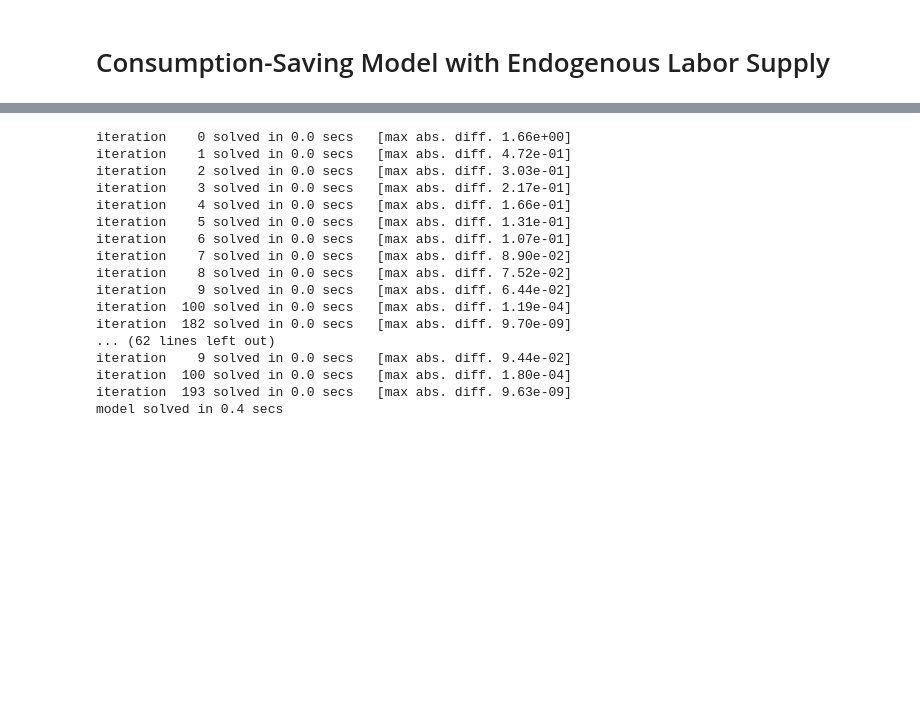
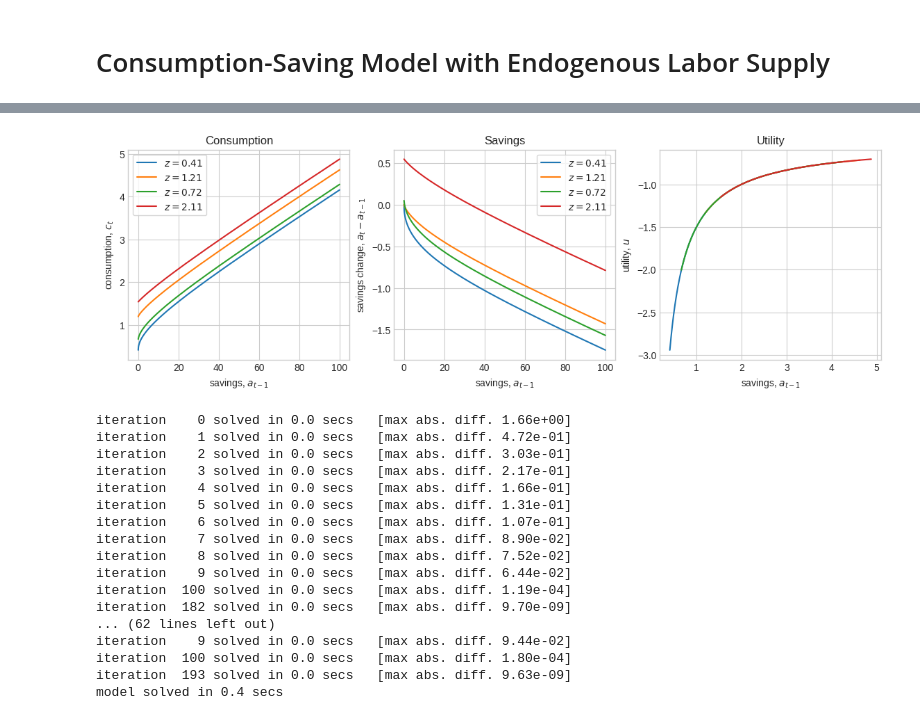
Before and after one commit to Bernseng/Dynamic-Programming-Project, a Jupyter notebook: consavlabor/ConSavModel.ipynb, the cells around one changed output, grey strips where cells are left out. Drawn from its saved outputs; the diff is of its cells as text; code cells hidden in the pictures; blank space fills up the shorter version.

```diff
--- a/consavlabor/ConSavModel.ipynb
+++ b/consavlabor/ConSavModel.ipynb
@@ -149,0 +163,8 @@ plt.show()
+# %%
+model2 = ConSavModelClass(name='exogenous_labor_supply')
+
+par2 = model2.par
+sol2 = model2.sol
+sim2 = model2.sim
+
+model2.solve(do_print=True,algo='dc_egm')
@@ -150,3 +186,46 @@ plt.show()
+# %%
+fig = plt.figure(figsize=(14,4),dpi=100)
+
+I = par2.a_grid < 500
+
+# a. consumption
+ax = fig.add_subplot(1,3,1)
+ax.set_title(f'Consumption')
+
+for i_z, z in enumerate(par2.z_grid):
+    if i_z % 3 == 0 or i_z == par2.Nz-1:
+        ax.plot(par2.a_grid[I], sol2.c[i_z, :][I], label=f'$z={z:.2f}$')
+
+ax.set_xlabel('savings, $a_{t-1}$')
+ax.set_ylabel('consumption, $c_t$')
+ax.legend(frameon=True)
+
+# Savings
+ax = fig.add_subplot(1,3,2)
+ax.set_title(f'Savings')
+
+for i_z, z in enumerate(par2.z_grid):
+    if i_z % 3 == 0 or i_z == par2.Nz-1:
+        ax.plot(par2.a_grid[I], sol2.a[i_z, :][I]-par2.a_grid[I],label=f'$z={z:.2f}$')
+
+ax.set_xlabel('savings, $a_{t-1}$')
+ax.set_ylabel('savings change, $a_t - a_{t-1}$')
+ax.legend(frameon=True)
+
+# Utility
+ax = fig.add_subplot(1,3,3)
+ax.set_title(f'Utility')
+
+for i_z, z in enumerate(par2.z_grid):
+    if i_z % 3 == 0 or i_z == par2.Nz-1:
+        ax.plot(sol2.c[i_z,:][I], sol2.u[i_z,:][I],label=f'$z={z:.2f}$')
+
+ax.set_xlabel('savings, $a_{t-1}$')
+ax.set_ylabel('utility, $u$')
+
+plt.show()
+# %% [output]
+[figure, added]
 # %%
 tau_vec = [0.0,0.05,0.1,0.15,0.2,0.25]
 U = np.zeros(len(tau_vec))
```
Also changed, not shown: parts of 4 cells of this notebook, 3 other files.
